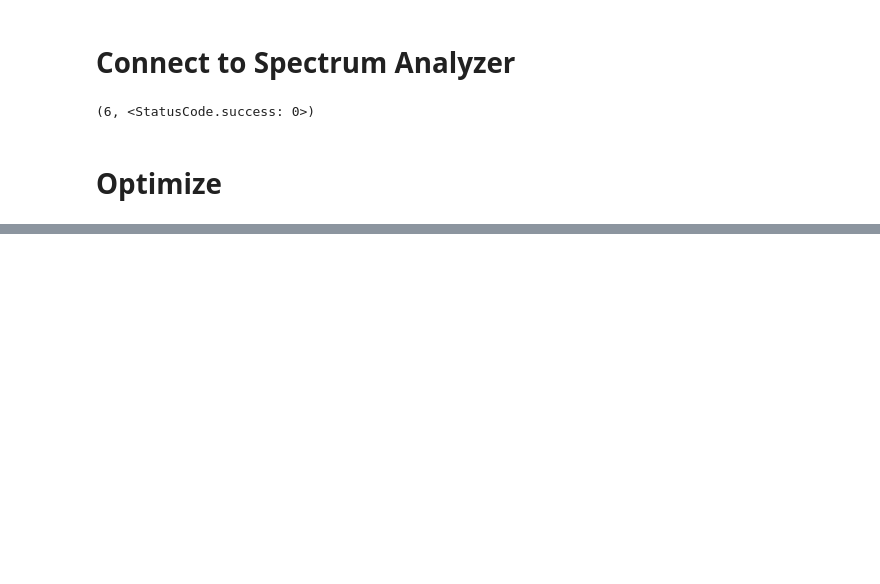
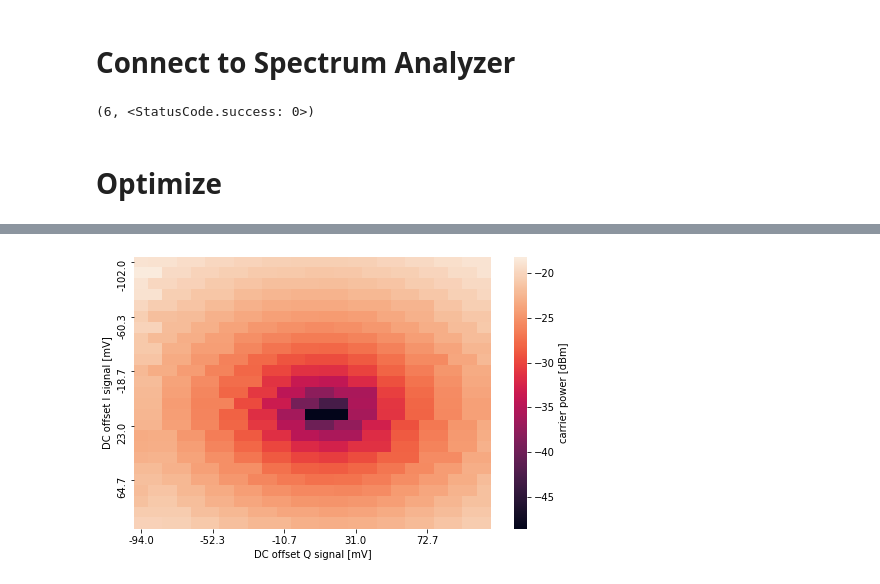
Before and after one commit to lukingroup/pylabnet, a Jupyter notebook: demo/iq-optimizer/IQOptimizer_demo.ipynb, the cells around one changed output, grey strips where cells are left out. Saved outputs shown, nothing was run; the diff lists cells and outputs as text; code cells hidden in the pictures; blank space fills up the shorter version.

```diff
--- a/demo/iq-optimizer/IQOptimizer_demo.ipynb
+++ b/demo/iq-optimizer/IQOptimizer_demo.ipynb
@@ -114,0 +94,4 @@ Carrier power is -58.602 dBm
+# %%
+opt1.plot_dc_offsets_sweep(-0.002-0.1, -0.002+0.1, 0.006-0.1, 0.006+0.1, 25)
+# %% [output]
+[figure, added]
```
Also changed, not shown: parts of 9 cells of this notebook, 4 other files.
